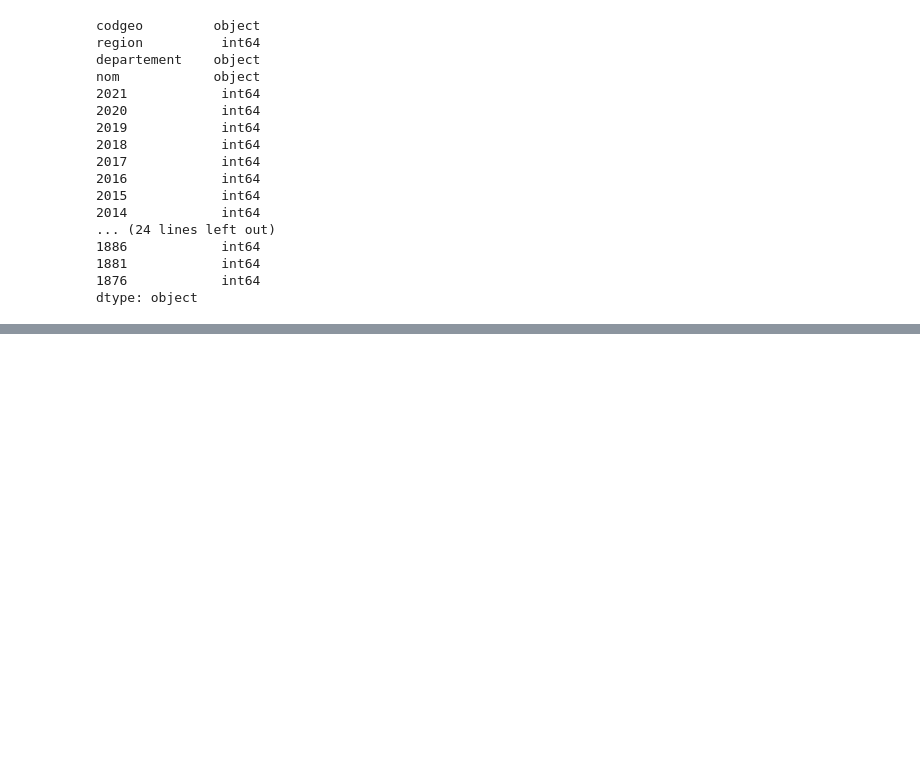
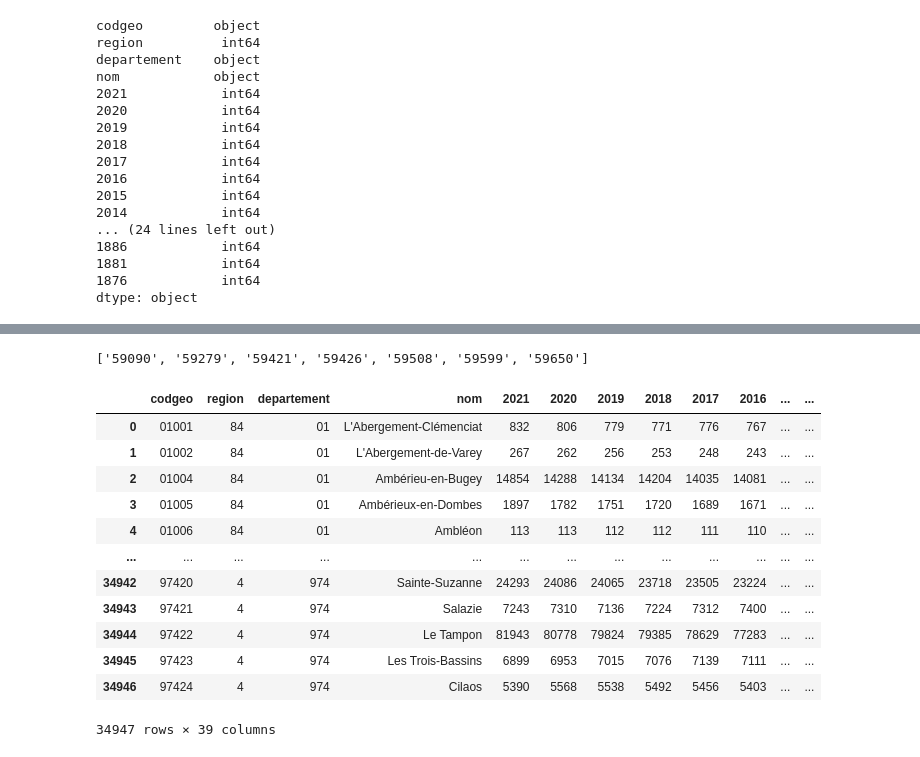
Before and after one commit to yzpt/population_dash, a Jupyter notebook: 1.1_large_historic.ipynb, the cells around one changed output, grey strips where cells are left out. Cells and saved outputs as stored; diff of their text form; code cells hidden in the pictures; blank space fills up the shorter version.

```diff
--- a/1.1_large_historic.ipynb
+++ b/1.1_large_historic.ipynb
@@ -198,0 +227,5 @@ df_historic_population = pd.read_csv('app/pop_historique_extended.csv')
+# %%
+selected_codes = [x['customdata'] for x in selected_data['points']]
+selected_codes
+# %% [output]
+['59090', '59279', '59421', '59426', '59508', '59599', '59650']
@@ -198,0 +296,17 @@ df_historic_population = pd.read_csv('app/pop_historique_extended.csv')
+# %%
+df_historic_population = pd.read_csv('app/pop_historique_extended.csv', dtype={0: str, 2: str})
+df_historic_population
+# %% [output]
+|  | codgeo | region | departement | nom | 2021 | 2020 | 2019 | 2018 | 2017 | 2016 | ... | ... |
+| 0 | 01001 | 84 | 01 | L'Abergement-Clémenciat | 832 | 806 | 779 | 771 | 776 | 767 | ... | ... |
+| 1 | 01002 | 84 | 01 | L'Abergement-de-Varey | 267 | 262 | 256 | 253 | 248 | 243 | ... | ... |
+| 2 | 01004 | 84 | 01 | Ambérieu-en-Bugey | 14854 | 14288 | 14134 | 14204 | 14035 | 14081 | ... | ... |
+| 3 | 01005 | 84 | 01 | Ambérieux-en-Dombes | 1897 | 1782 | 1751 | 1720 | 1689 | 1671 | ... | ... |
+| 4 | 01006 | 84 | 01 | Ambléon | 113 | 113 | 112 | 112 | 111 | 110 | ... | ... |
+| ... | ... | ... | ... | ... | ... | ... | ... | ... | ... | ... | ... | ... |
+| 34942 | 97420 | 4 | 974 | Sainte-Suzanne | 24293 | 24086 | 24065 | 23718 | 23505 | 23224 | ... | ... |
+| 34943 | 97421 | 4 | 974 | Salazie | 7243 | 7310 | 7136 | 7224 | 7312 | 7400 | ... | ... |
+| 34944 | 97422 | 4 | 974 | Le Tampon | 81943 | 80778 | 79824 | 79385 | 78629 | 77283 | ... | ... |
+| 34945 | 97423 | 4 | 974 | Les Trois-Bassins | 6899 | 6953 | 7015 | 7076 | 7139 | 7111 | ... | ... |
+| 34946 | 97424 | 4 | 974 | Cilaos | 5390 | 5568 | 5538 | 5492 | 5456 | 5403 | ... | ... |
+34947 rows × 39 columns
```
Also changed, not shown: parts of 7 cells of this notebook, 4 other files.
